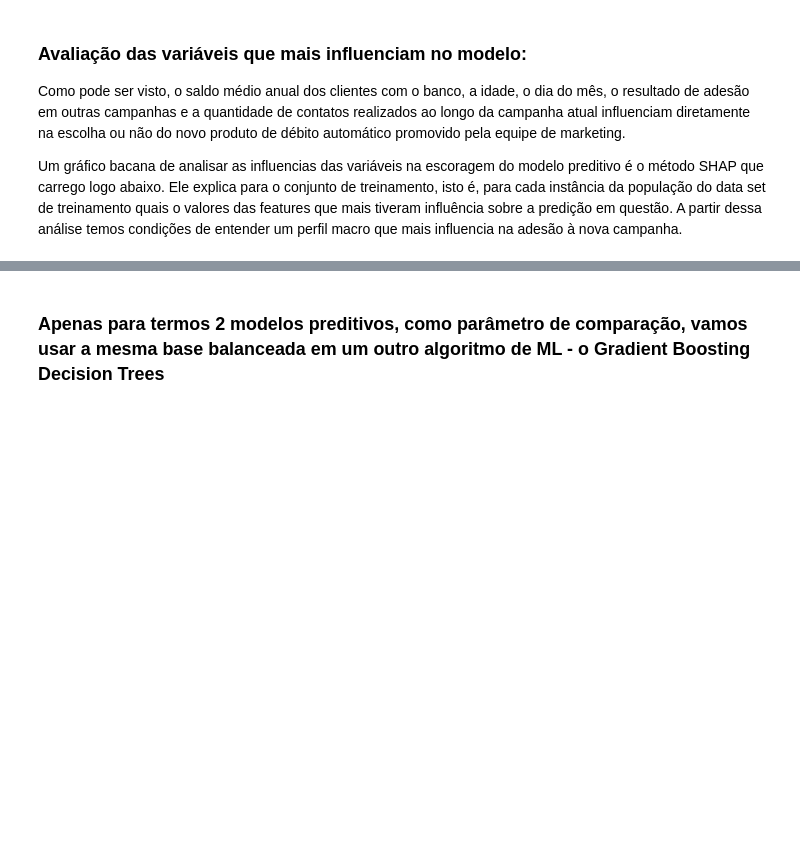
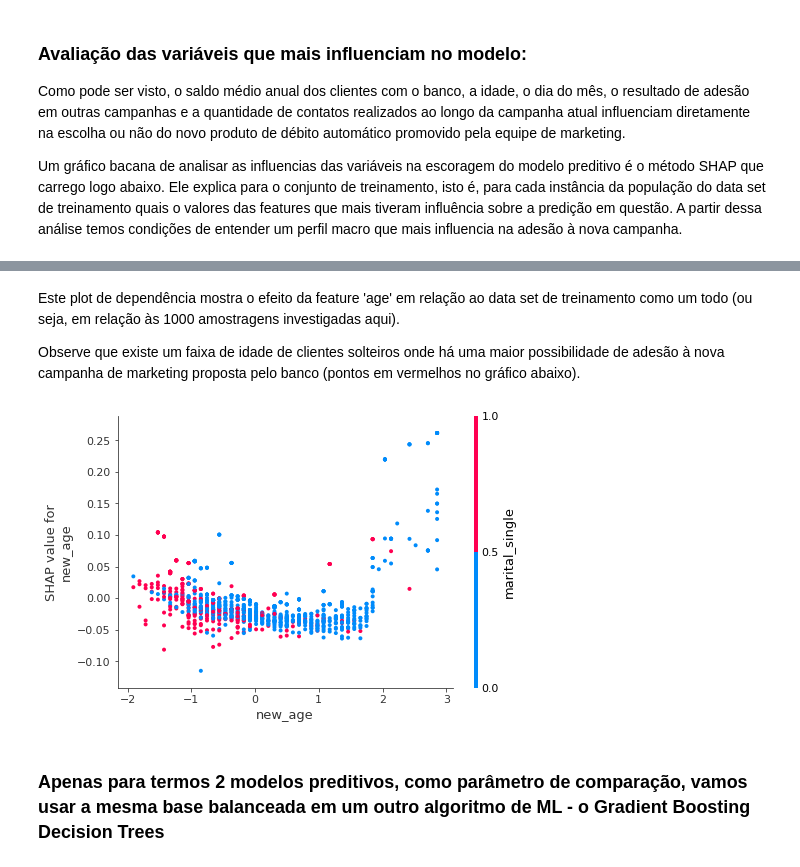
Before and after one commit to robertosp87/data-insight-assessment, a Jupyter notebook: Data_Insight_Assessment_T10_HN_RS.ipynb, the cells around one changed output, grey strips where cells are left out. Saved outputs shown, nothing was run; the diff lists cells and outputs as text; code cells hidden in the pictures; blank space fills up the shorter version.

```diff
--- a/Data_Insight_Assessment_T10_HN_RS.ipynb
+++ b/Data_Insight_Assessment_T10_HN_RS.ipynb
@@ -798,3 +798,11 @@ shap.dependence_plot("marital_single", shap_values[1], xtrain2[0:1000])
+# %% [markdown]
+Este plot de dependência mostra o efeito da feature 'age' em relação ao data set de treinamento como um todo (ou seja, em relação às 1000 amostragens investigadas aqui).
+
+Observe que existe um faixa de idade de clientes solteiros onde há uma maior possibilidade de adesão à nova campanha de marketing proposta pelo banco (pontos em vermelhos no gráfico abaixo).
+# %%
+shap.dependence_plot("new_age", shap_values[1], xtrain2[0:1000])
+# %% [output]
+[figure, added]
 # %% [markdown]
 ### Apenas para termos 2 modelos preditivos, como parâmetro de comparação, vamos usar a mesma base balanceada em um outro algoritmo de ML - o Gradient Boosting Decision Trees
 # %%
```
Also changed, not shown: parts of 21 cells of this notebook, 1 other file.
